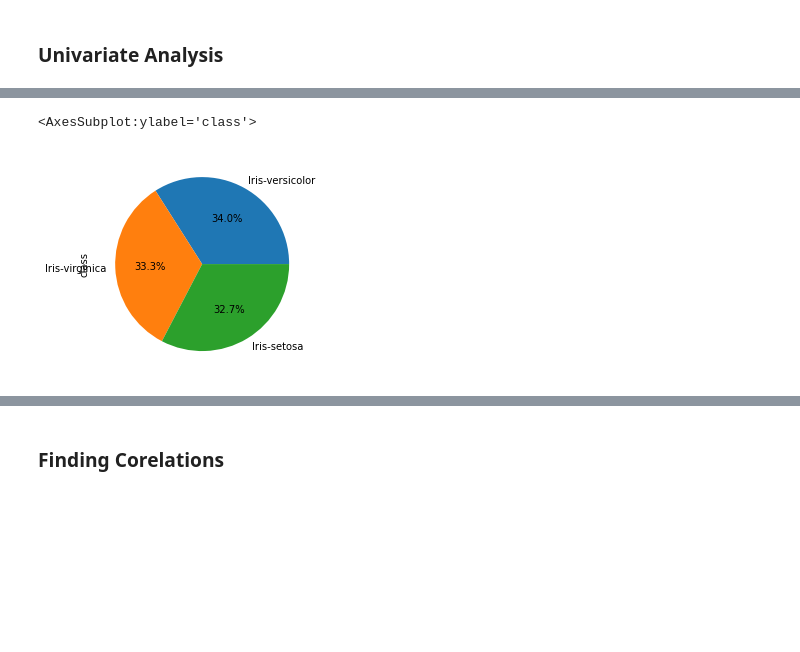
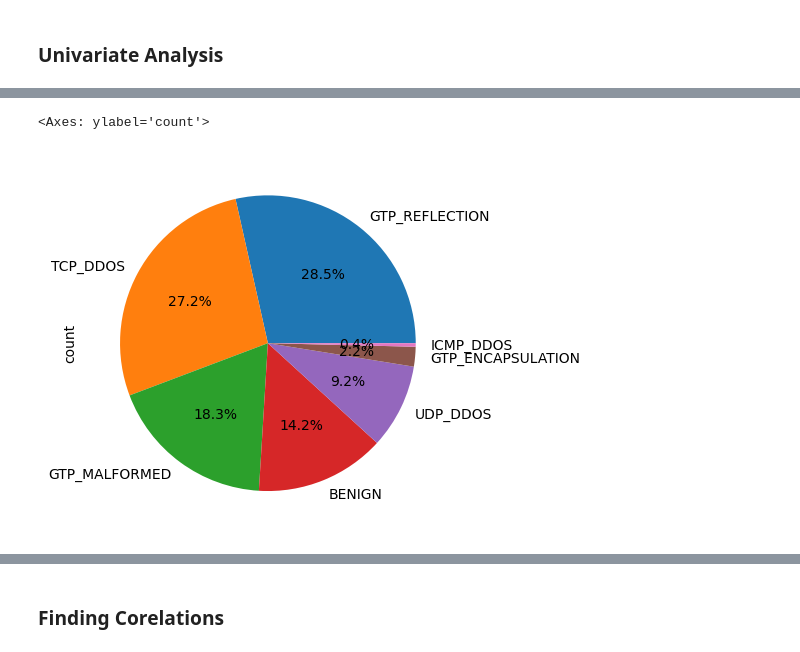
Before and after one commit to SurangaPrasad/attack_dataset_classification, a Jupyter notebook: 08_SupervisedMachineLearning_Classification.ipynb, the cells around one changed output, grey strips where cells are left out. Cells and saved outputs as stored; diff of their text form; code cells hidden in the pictures; blank space fills up the shorter version.

```diff
--- a/08_SupervisedMachineLearning_Classification.ipynb
+++ b/08_SupervisedMachineLearning_Classification.ipynb
@@ -63 +30,10 @@ data.describe(include='all').transpose()
+# %%
+path = 'csv_files'
+
+# Get a list of all CSV files in the directory
+csv_files = glob.glob(os.path.join(path, "*.csv"))
+
+# Read and combine all CSV files into a single DataFrame
+dataframes = [pd.read_csv(file) for file in csv_files]
+combined_dataframe = pd.concat(dataframes, ignore_index=True)
 # %%
@@ -100,6 +81,6 @@ duplicates
 # %%
 # Remove duplicates
-data.drop_duplicates(keep='first', inplace=True)
-data.describe(include='all').transpose()
+combined_dataframe.drop_duplicates(keep='first', inplace=True)
+combined_dataframe.describe(include='all').transpose()
 # %% [output]
 |  | count | unique | top | freq | mean | std | min | 25% | 50% | 75% | max |
@@ -118,9 +107,13 @@ array(['Iris-setosa', 'Iris-versicolor', 'Iris-virginica'], dtype=object)
 # %%
 # Assign numbers to class labels (label number by count)
-data['y_act'] = data['class']
-data['y_act'].replace('Iris-setosa', 0, inplace=True)
-data['y_act'].replace('Iris-virginica', 1, inplace=True)
-data['y_act'].replace('Iris-versicolor', 2, inplace=True)
+combined_dataframe['y_act'] = combined_dataframe['Label']
+combined_dataframe['y_act'].replace('BENIGN', 0, inplace=True)
+combined_dataframe['y_act'].replace('ICMP_DDOS', 1, inplace=True)
+combined_dataframe['y_act'].replace('UDP_DDOS', 2, inplace=True)
+combined_dataframe['y_act'].replace('GTP_REFLECTION', 3, inplace=True)
+combined_dataframe['y_act'].replace('TCP_DDOS', 4, inplace=True)
+combined_dataframe['y_act'].replace('GTP_ENCAPSULATION', 5, inplace=True)
+combined_dataframe['y_act'].replace('GTP_MALFORMED', 6, inplace=True)
 
-data.sample(5)
+combined_dataframe.sample(5)
 # %% [output]
@@ -133,13 +144,17 @@ data.sample(5)
 # %%
 # Provide replacement dictionary object to do the same above
 
-data['y_act'] = data['class']
+combined_dataframe['y_act'] = combined_dataframe['Label']
 
-replacements_dict = {'Iris-setosa':0,
-                     'Iris-virginica':1,
-                     'Iris-versicolor':2}
+replacements_dict = {'BENIGN':0,
+                     'ICMP_DDOS':1,
+                     'UDP_DDOS':2,
+                     'GTP_REFLECTION':3,
+                     'TCP_DDOS':4,
+                     'GTP_ENCAPSULATION':5,
+                     'GTP_MALFORMED':6}
 
-data['y_act'].replace(replacements_dict, inplace=True)
+combined_dataframe['y_act'].replace(replacements_dict, inplace=True)
 
-data.sample(5)
+combined_dataframe.sample(5)
 # %% [output]
@@ -200,6 +226,6 @@ Name: sepal length, dtype: int64
 # %%
-data['class'].value_counts().plot(kind='pie',autopct='%1.1f%%')
+combined_dataframe['Label'].value_counts().plot(kind='pie',autopct='%1.1f%%')
 # %% [output]
-<AxesSubplot:ylabel='class'>
+<Axes: ylabel='count'>
-[figure, old version]
+[figure, new version]
 # %%
```
Also changed, not shown: parts of 73 cells of this notebook, 1 other file.
